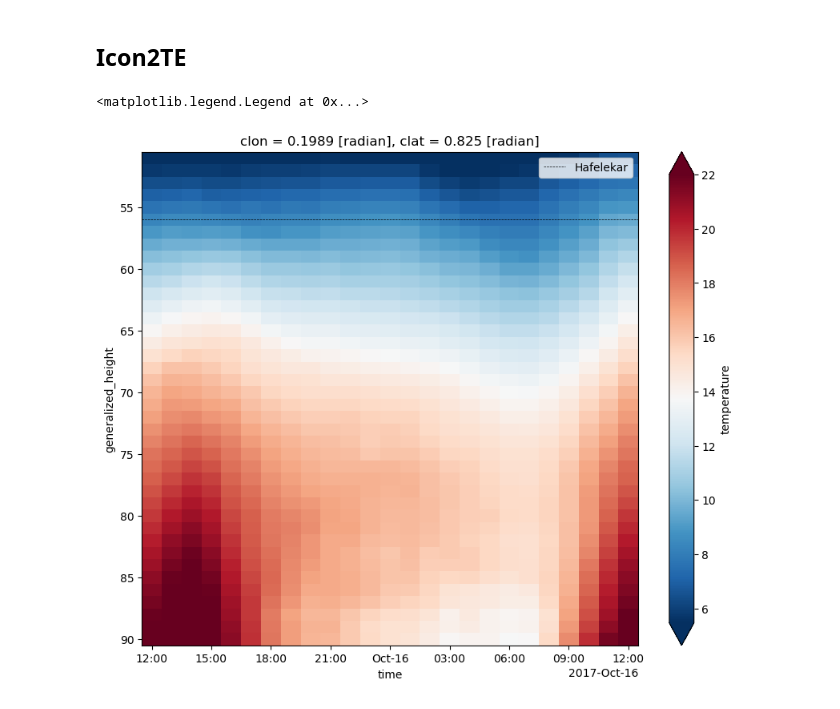
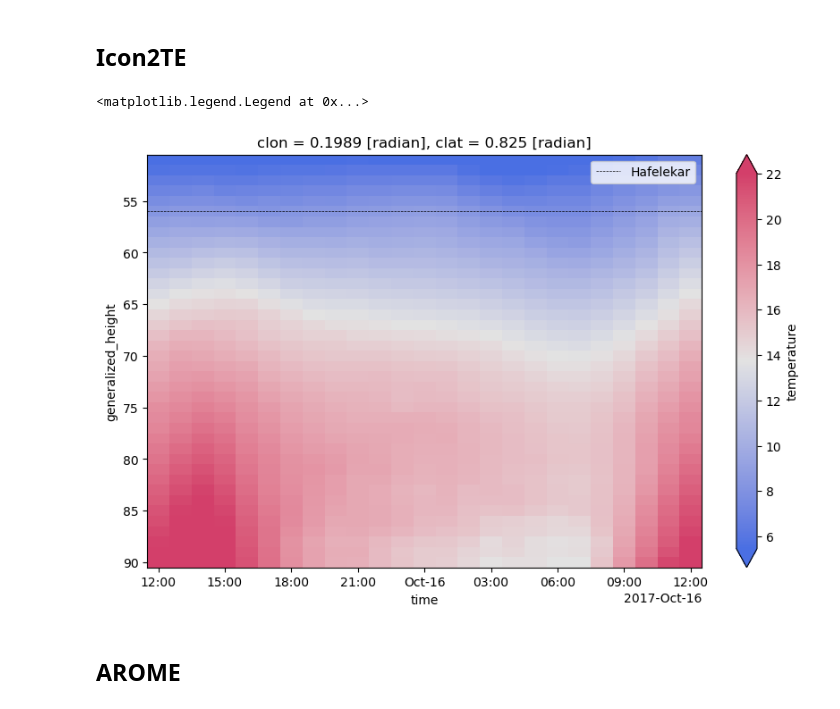
Before and after one commit to Glatzli/model_comparison_codes, a Jupyter notebook: additional_calculations/timeseries.ipynb, the cells around one changed output. Saved outputs shown, nothing was run; the diff lists cells and outputs as text; code cells hidden in the pictures.

```diff
--- a/additional_calculations/timeseries.ipynb
+++ b/additional_calculations/timeseries.ipynb
@@ -61,0 +58,2 @@ plt.legend()
+# %%
+pal1 = diverging_hcl(palette = "Blue-Red 2")
@@ -62,10 +66,13 @@ plt.legend()
 # %% [markdown]
 ## Icon2TE
 # %%
-icon2te.temperature.isel(height = np.arange(50, 90)).plot(robust=True, x = "time", y = "height", figsize=(10, 8), cmap="RdBu_r")
+icon2te.temperature.isel(height = np.arange(50, 90)).plot(robust=True, x = "time", y = "height", figsize=(10, 6),
+                                                          cmap = pal1.cmap())
 plt.gca().invert_yaxis()
 plt.axhline(y = 56, color = 'k', linewidth = 0.5, linestyle = 'dashed', label = "Hafelekar")
 plt.legend()
 # %% [output]
 <matplotlib.legend.Legend at 0x...>
-[figure, old version]
+[figure, new version]
+# %% [markdown]
+## AROME
```
Also changed, not shown: parts of 19 cells of this notebook, 4 other files.
